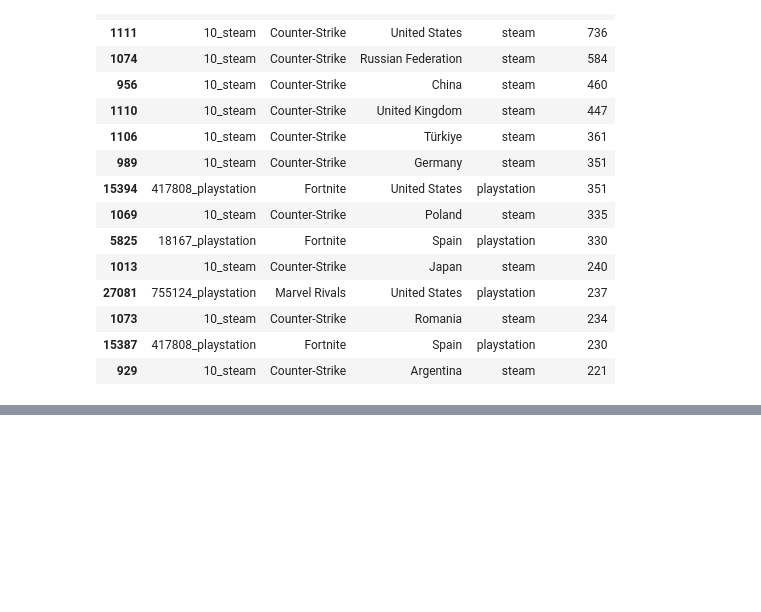
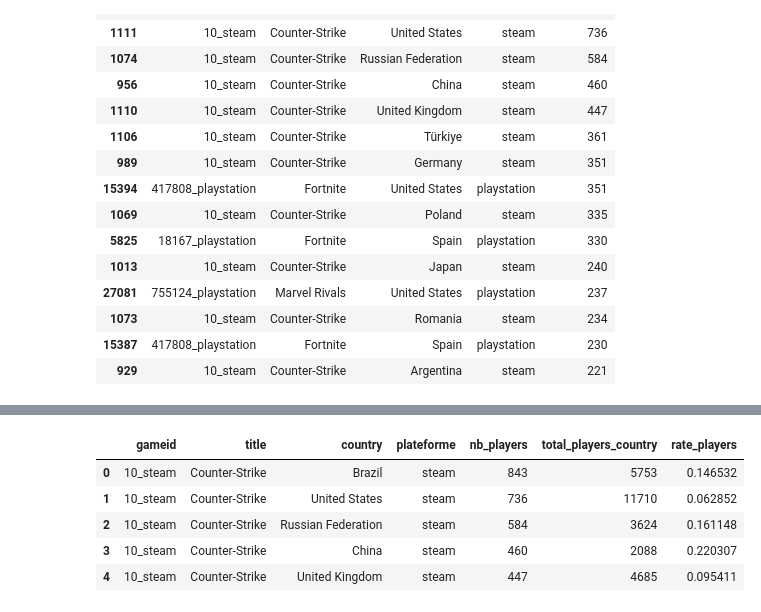
Before and after one commit to isanyams/projet-jeux-video, a Jupyter notebook: notebook/5_questions/top_10_jeux_par_pays _2.ipynb, the cells around one changed output, grey strips where cells are left out. Drawn from its saved outputs; the diff is of its cells as text; code cells hidden in the pictures; blank space fills up the shorter version.

```diff
--- a/notebook/5_questions/top_10_jeux_par_pays.ipynb
+++ b/notebook/5_questions/top_10_jeux_par_pays _2.ipynb
@@ -321,0 +395,5 @@ masked_df.shape
+# %%
+# retirer l'ancine index et retirer la ligne avec pays inconnu
+nb_activ_player_by_country=nb_activ_player_by_country.iloc[1:,1:]
+
+nb_activ_player_by_country
@@ -321,0 +414,5 @@ masked_df.shape
+# %%
+# renommer les colonnes
+nb_activ_player_by_country.columns=['country', 'total_players_country']
+
+nb_activ_player_by_country
@@ -321,0 +433,5 @@ masked_df.shape
+# %%
+# trier 15 meilleurs jeu par pays
+mask_tri=masked_df.sort_values('nb_players', ascending=[False])
+
+mask_tri.head()
@@ -321,0 +445,10 @@ masked_df.shape
+# %%
+# definir taux des joueurs dans un pays pour un jeu
+rate_players_in_country_by_game=mask_tri.merge(
+  nb_activ_player_by_country,
+  left_on =['country'],
+  right_on =['country'],
+  how='left'
+)
+
+rate_players_in_country_by_game.head()
@@ -321,0 +462,13 @@ masked_df.shape
+# %%
+# ratio des joueurs :au Bresil Counter-Strike est joué par 14 % des joueurs
+
+rate_players_in_country_by_game['rate_players']=rate_players_in_country_by_game['nb_players']/rate_players_in_country_by_game['total_players_country']
+
+rate_players_in_country_by_game.head()
+# %% [output]
+|  | gameid | title | country | plateforme | nb_players | total_players_country | rate_players |
+| 0 | 10_steam | Counter-Strike | Brazil | steam | 843 | 5753 | 0.146532 |
+| 1 | 10_steam | Counter-Strike | United States | steam | 736 | 11710 | 0.062852 |
+| 2 | 10_steam | Counter-Strike | Russian Federation | steam | 584 | 3624 | 0.161148 |
+| 3 | 10_steam | Counter-Strike | China | steam | 460 | 2088 | 0.220307 |
+| 4 | 10_steam | Counter-Strike | United Kingdom | steam | 447 | 4685 | 0.095411 |
```
Also changed, not shown: parts of 15 cells of this notebook, 5 other files.
